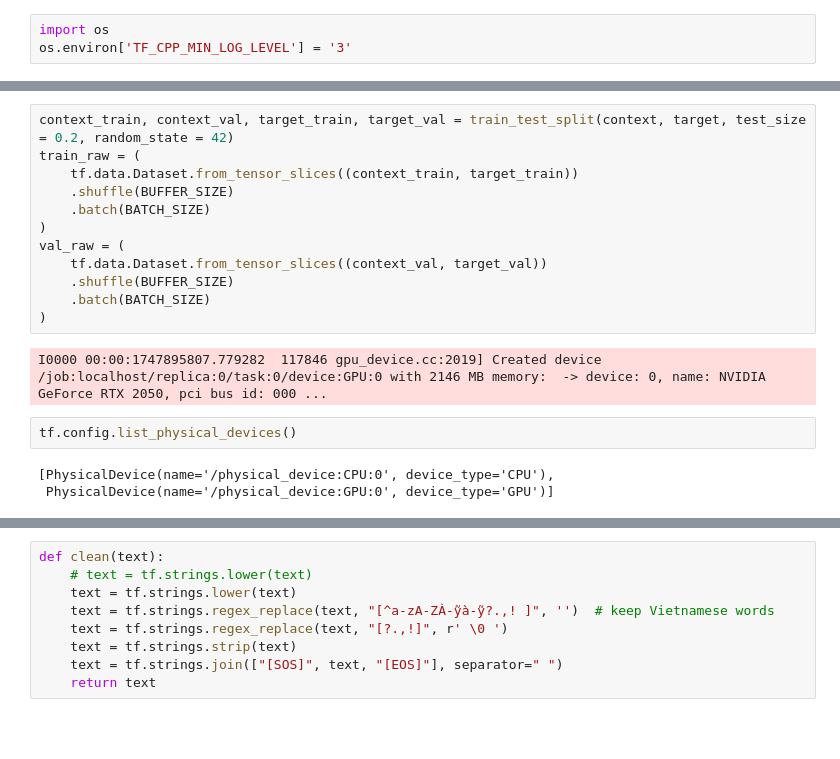
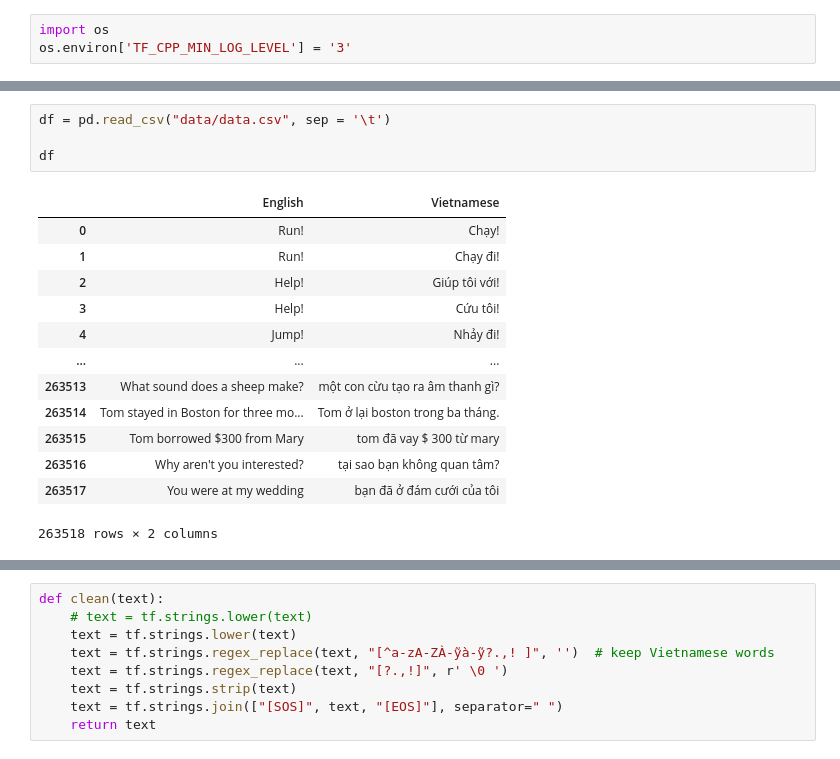
Before and after one commit to hoangziet/translator, a Jupyter notebook: translator.ipynb, the cells around one changed output, grey strips where cells are left out. Saved outputs shown, nothing was run; the diff lists cells and outputs as text; blank space fills up the shorter version.

```diff
--- a/translator.ipynb
+++ b/translator.ipynb
@@ -45,19 +21,18 @@ The first 5 pairs
-# %%
-context_train, context_val, target_train, target_val = train_test_split(context, target, test_size = 0.2, random_state = 42)
-train_raw = (
-    tf.data.Dataset.from_tensor_slices((context_train, target_train))
-    .shuffle(BUFFER_SIZE)
-    .batch(BATCH_SIZE)
-)
-val_raw = (
-    tf.data.Dataset.from_tensor_slices((context_val, target_val))
-    .shuffle(BUFFER_SIZE)
-    .batch(BATCH_SIZE)
-)
-# %% [output]
-I0000 00:00:1747895807.779282  117846 gpu_device.cc:2019] Created device /job:localhost/replica:0/task:0/device:GPU:0 with 2146 MB memory:  -> device: 0, name: NVIDIA GeForce RTX 2050, pci bus id: 000 ...
-# %%
-tf.config.list_physical_devices()
-# %% [output]
-[PhysicalDevice(name='/physical_device:CPU:0', device_type='CPU'),
- PhysicalDevice(name='/physical_device:GPU:0', device_type='GPU')]
+# %%
+df = pd.read_csv("data/data.csv", sep = '\t')
+
+df
+# %% [output]
+|  | English | Vietnamese |
+| 0 | Run! | Chạy! |
+| 1 | Run! | Chạy đi! |
+| 2 | Help! | Giúp tôi với! |
+| 3 | Help! | Cứu tôi! |
+| 4 | Jump! | Nhảy đi! |
+| ... | ... | ... |
+| 263513 | What sound does a sheep make? | một con cừu tạo ra âm thanh gì? |
+| 263514 | Tom stayed in Boston for three mo... | Tom ở lại boston trong ba tháng. |
+| 263515 | Tom borrowed $300 from Mary | tom đã vay $ 300 từ mary |
+| 263516 | Why aren't you interested? | tại sao bạn không quan tâm? |
+| 263517 | You were at my wedding | bạn đã ở đám cưới của tôi |
+263518 rows × 2 columns
```
Also changed, not shown: parts of 25 cells of this notebook, 1 other file.
